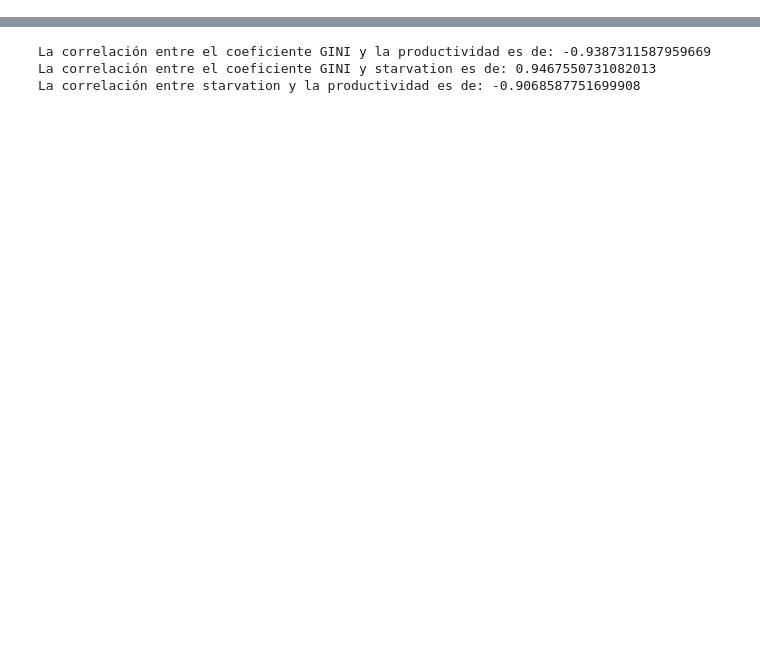
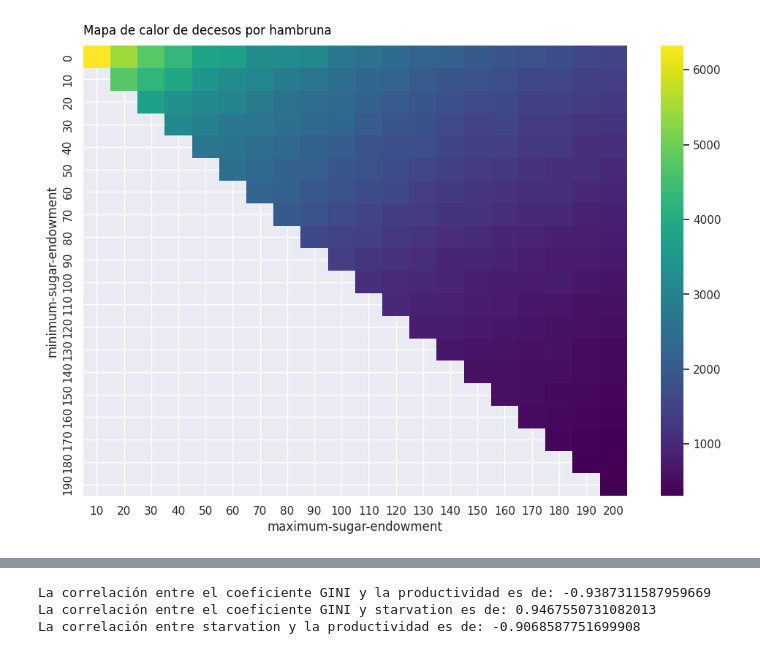
Before and after one commit to Aruroo/SugarScape, a Jupyter notebook: Analisis/AnalisisSugarScape.ipynb, the cells around one changed output, grey strips where cells are left out. Saved outputs shown, nothing was run; the diff lists cells and outputs as text; code cells hidden in the pictures; blank space fills up the shorter version.

```diff
--- a/Analisis/AnalisisSugarScape.ipynb
+++ b/Analisis/AnalisisSugarScape.ipynb
@@ -77,0 +67,4 @@ plt.show()
+# %%
+mapa_calor(df,"starvation","Mapa de calor de decesos por hambruna", 'figuras/Hambruna.png')
+# %% [output]
+[figure, added]
```
Also changed, not shown: parts of 63 cells of this notebook, 39 other files.
